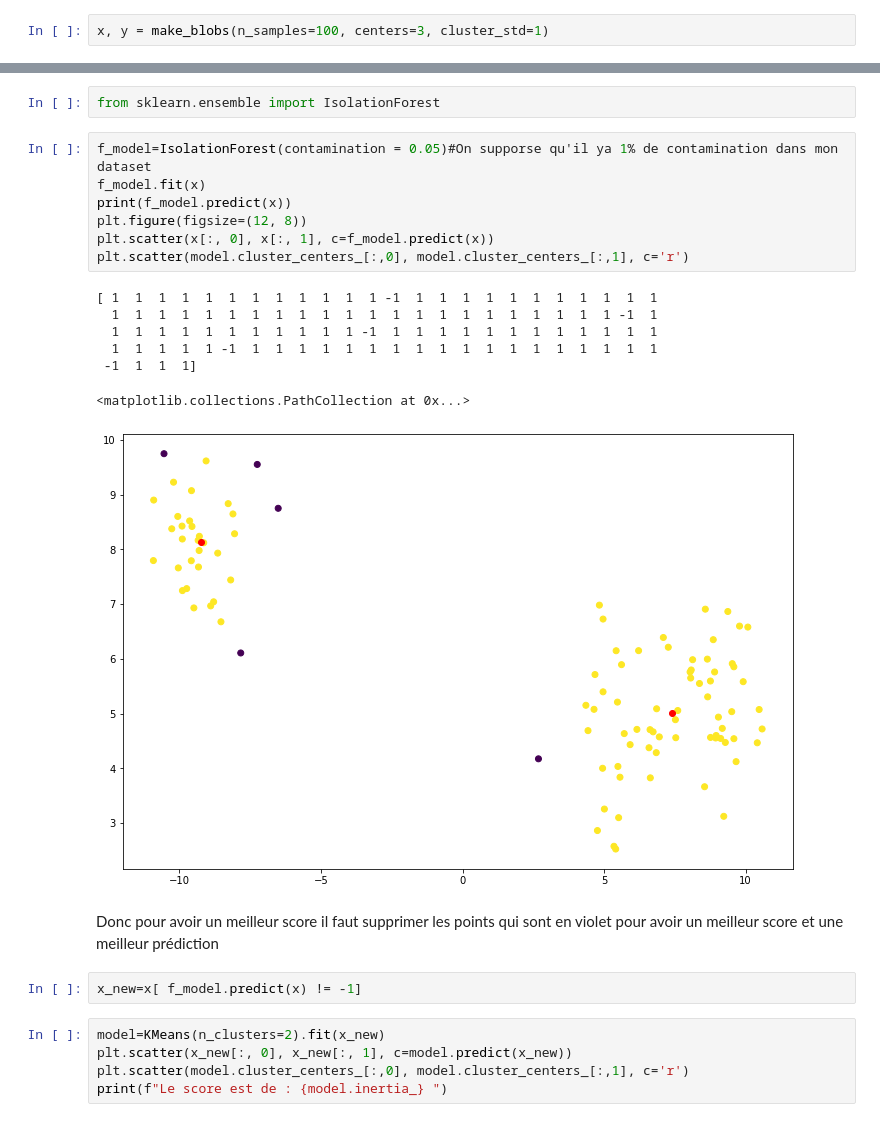
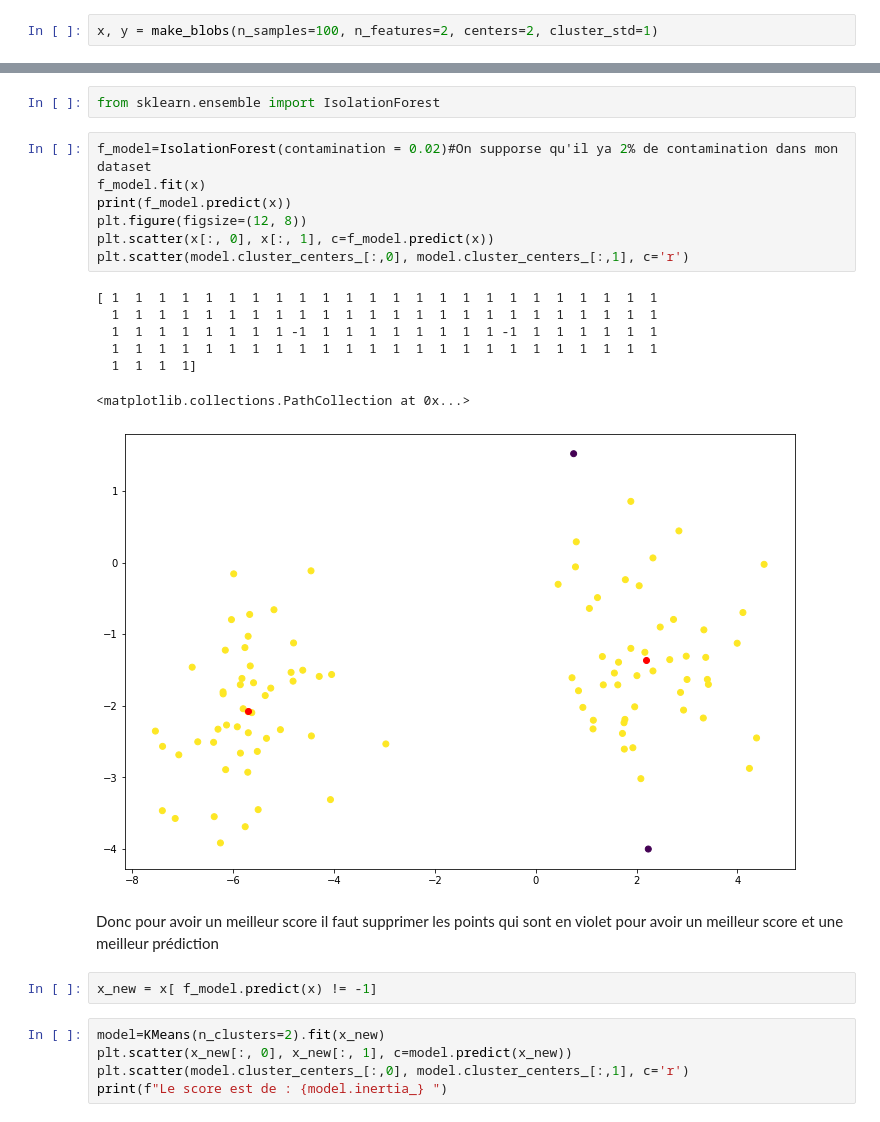
Before and after one commit to mohamed063197/Data-scientist, a Jupyter notebook: 07_ML_Apprentissate_non_supervisé.ipynb, the cells around one changed output, grey strips where cells are left out. Cells and saved outputs as stored; diff of their text form.

```diff
--- a/07_ML_Apprentissate_non_supervisé.ipynb
+++ b/07_ML_Apprentissate_non_supervisé.ipynb
@@ -27,7 +27,7 @@ import numpy as np
 # %% [markdown]
 Génération des données
 # %%
-x, y = make_blobs(n_samples=100, centers=3, cluster_std=1)
+x, y = make_blobs(n_samples=100, n_features=2, centers=2, cluster_std=1)
 # %%
 plt.scatter( x[:, 0], x[:, 1])
 plt.show()
@@ -90,24 +90,24 @@ Dans SKLearn il suffit de définir le pourcentage de données que vous désirez
 # %%
 from sklearn.ensemble import IsolationForest
 # %%
-f_model=IsolationForest(contamination = 0.05)#On supporse qu'il ya 1% de contamination dans mon dataset
+f_model=IsolationForest(contamination = 0.02)#On supporse qu'il ya 2% de contamination dans mon dataset
 f_model.fit(x)
 print(f_model.predict(x))
 plt.figure(figsize=(12, 8))
 plt.scatter(x[:, 0], x[:, 1], c=f_model.predict(x))
 plt.scatter(model.cluster_centers_[:,0], model.cluster_centers_[:,1], c='r')
 # %% [output]
-[ 1  1  1  1  1  1  1  1  1  1  1  1 -1  1  1  1  1  1  1  1  1  1  1  1
-  1  1  1  1  1  1  1  1  1  1  1  1  1  1  1  1  1  1  1  1  1  1 -1  1
-  1  1  1  1  1  1  1  1  1  1  1 -1  1  1  1  1  1  1  1  1  1  1  1  1
-  1  1  1  1  1 -1  1  1  1  1  1  1  1  1  1  1  1  1  1  1  1  1  1  1
- -1  1  1  1]
+[ 1  1  1  1  1  1  1  1  1  1  1  1  1  1  1  1  1  1  1  1  1  1  1  1
+  1  1  1  1  1  1  1  1  1  1  1  1  1  1  1  1  1  1  1  1  1  1  1  1
+  1  1  1  1  1  1  1  1 -1  1  1  1  1  1  1  1  1 -1  1  1  1  1  1  1
+  1  1  1  1  1  1  1  1  1  1  1  1  1  1  1  1  1  1  1  1  1  1  1  1
+  1  1  1  1]
 <matplotlib.collections.PathCollection at 0x...>
-[figure, old version]
+[figure, new version]
 # %% [markdown]
 Donc pour avoir un meilleur score il faut supprimer les points qui sont en violet pour avoir un meilleur score et une meilleur prédiction
 # %%
-x_new=x[ f_model.predict(x) != -1]
+x_new = x[ f_model.predict(x) != -1]
 # %%
 model=KMeans(n_clusters=2).fit(x_new)
 plt.scatter(x_new[:, 0], x_new[:, 1], c=model.predict(x_new))
```
Also changed, not shown: parts of 13 cells of this notebook, 4 other files.
